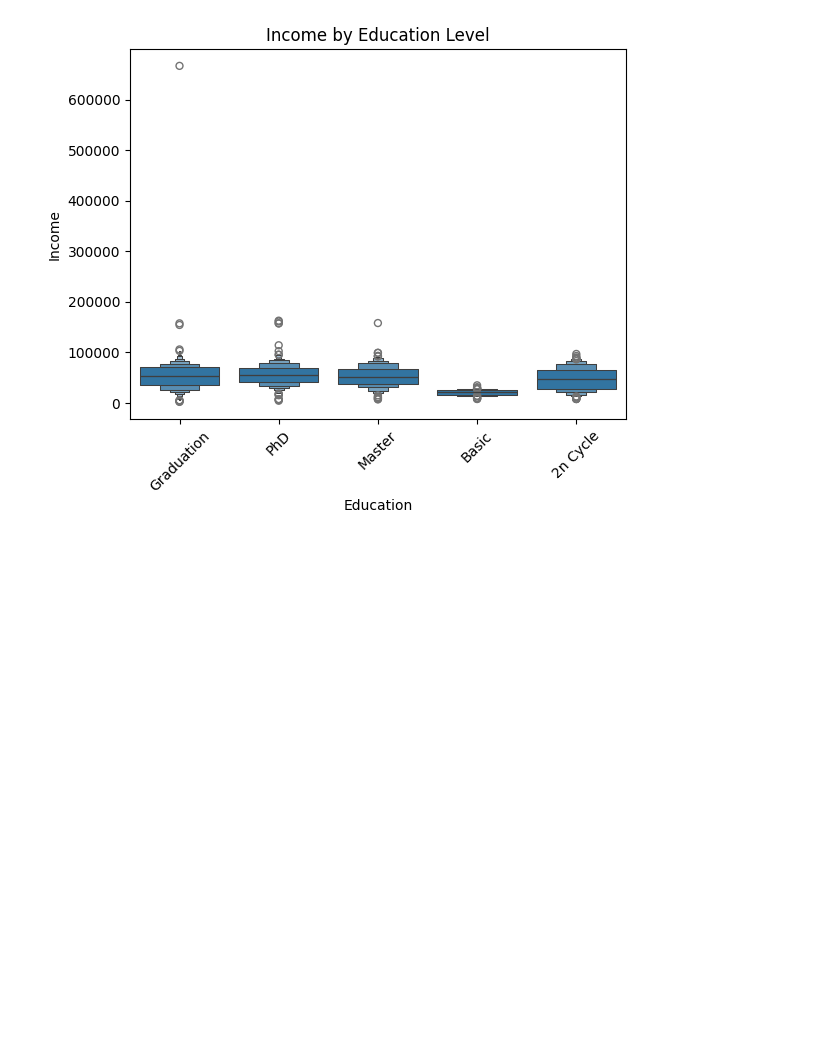
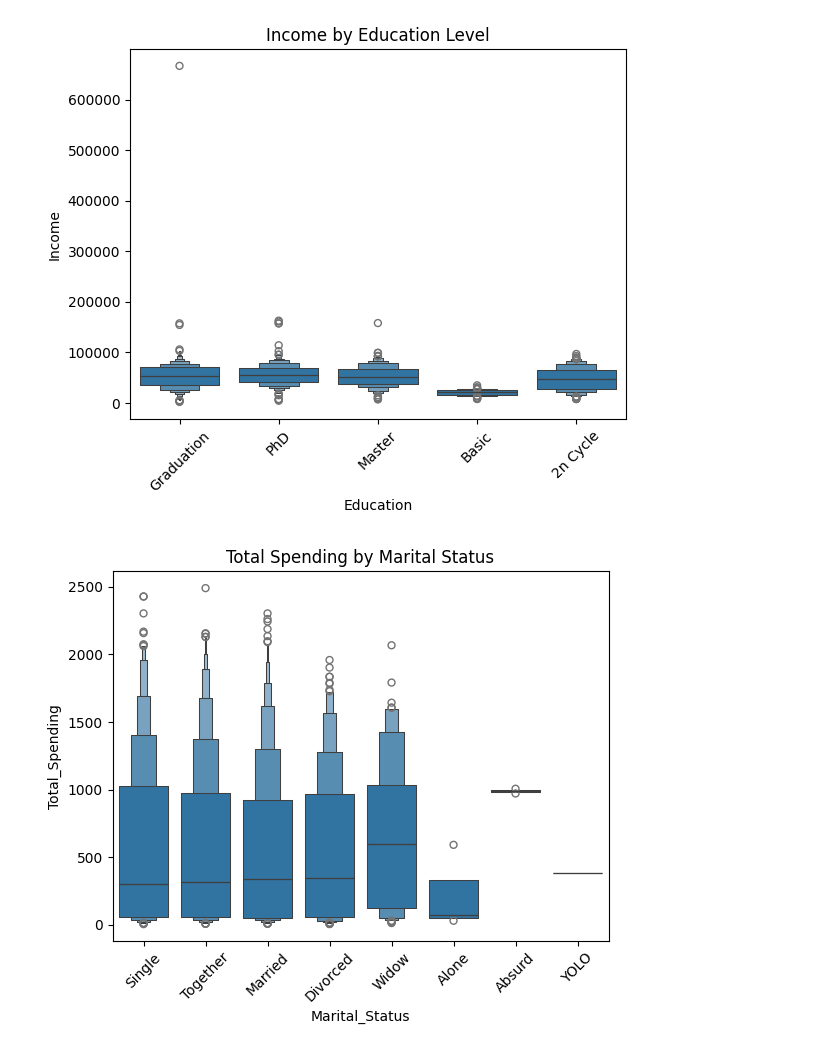
Before and after one commit to HNDeshanSamarathunga/cutomer_segment_ML, a Jupyter notebook: Analysis_Mode.ipynb, the cells around one changed output. Drawn from its saved outputs; the diff is of its cells as text; code cells hidden in the pictures; blank space fills up the shorter version.

```diff
--- a/Analysis_Mode.ipynb
+++ b/Analysis_Mode.ipynb
@@ -251,3 +251,10 @@ plt.xticks(rotation=45)
 plt.show()
 # %% [output]
 [figure]
+# %%
+sns.boxenplot(x ="Marital_Status", y="Total_Spending", data=df)
+plt.title("Total Spending by Marital Status")
+plt.xticks(rotation=45)
+plt.show()
+# %% [output]
+[figure, added]
```
Also changed, not shown: parts of 11 cells of this notebook.
